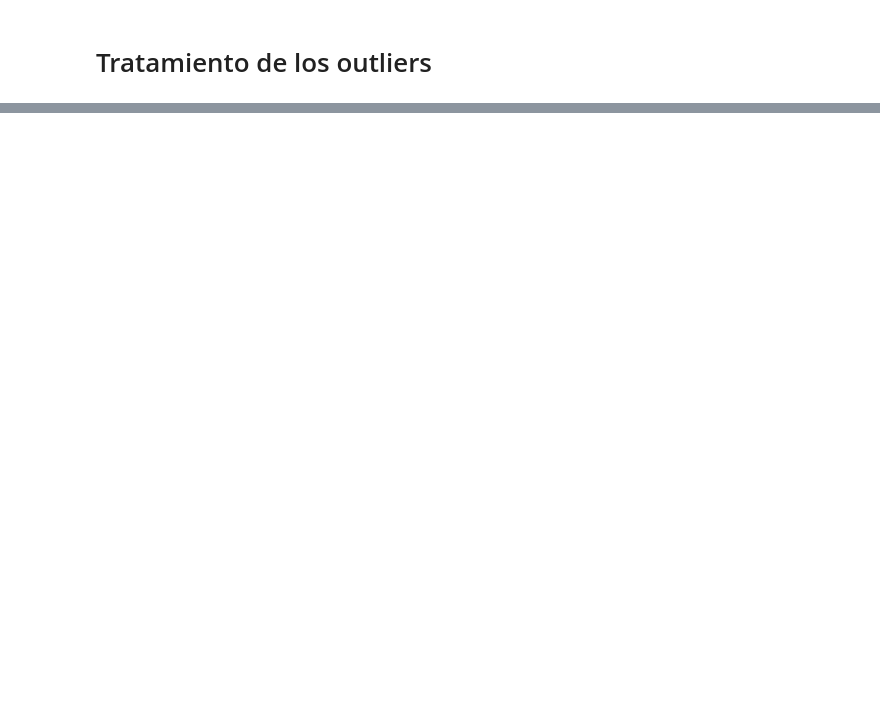
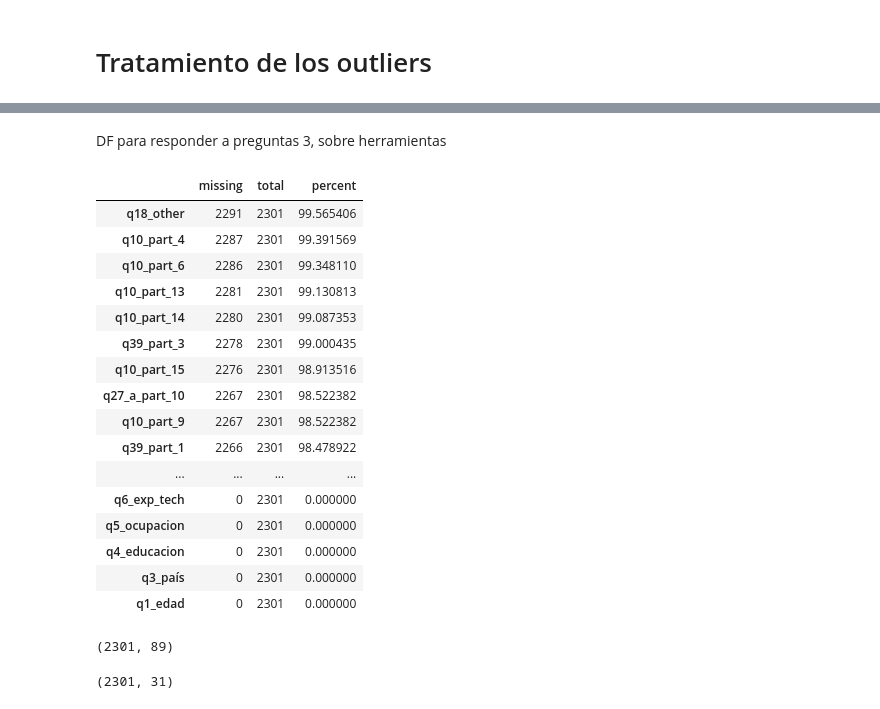
Before and after one commit to Adalab/project2-da-promo-c-modulo-2-team4, a Jupyter notebook: 03-limpieza/limpieza.ipynb, the cells around one changed output, grey strips where cells are left out. Drawn from its saved outputs; the diff is of its cells as text; code cells hidden in the pictures; blank space fills up the shorter version.

```diff
--- a/03-limpieza/limpieza.ipynb
+++ b/03-limpieza/limpieza.ipynb
@@ -44,0 +161,28 @@ Eliminar?, Reeemplazar?
+# %% [markdown]
+DF para responder a preguntas 3, sobre herramientas
+# %%
+df_analistas = df[df["q5_ocupacion"]== "Data Analyst"]
+# %%
+df_analistas.stb.missing()
+# %% [output]
+|  | missing | total | percent |
+| q18_other | 2291 | 2301 | 99.565406 |
+| q10_part_4 | 2287 | 2301 | 99.391569 |
+| q10_part_6 | 2286 | 2301 | 99.348110 |
+| q10_part_13 | 2281 | 2301 | 99.130813 |
+| q10_part_14 | 2280 | 2301 | 99.087353 |
+| q39_part_3 | 2278 | 2301 | 99.000435 |
+| q10_part_15 | 2276 | 2301 | 98.913516 |
+| q27_a_part_10 | 2267 | 2301 | 98.522382 |
+| q10_part_9 | 2267 | 2301 | 98.522382 |
+| q39_part_1 | 2266 | 2301 | 98.478922 |
+| ... | ... | ... | ... |
+| q6_exp_tech | 0 | 2301 | 0.000000 |
+| q5_ocupacion | 0 | 2301 | 0.000000 |
+| q4_educacion | 0 | 2301 | 0.000000 |
+| q3_país | 0 | 2301 | 0.000000 |
+| q1_edad | 0 | 2301 | 0.000000 |
+# %%
+df_analistas.shape
+# %% [output]
+(2301, 89)
@@ -44,0 +229,4 @@ Eliminar?, Reeemplazar?
+# %%
+df_analistas.shape
+# %% [output]
+(2301, 31)
```
Also changed, not shown: parts of 29 cells of this notebook, 1 other file.
